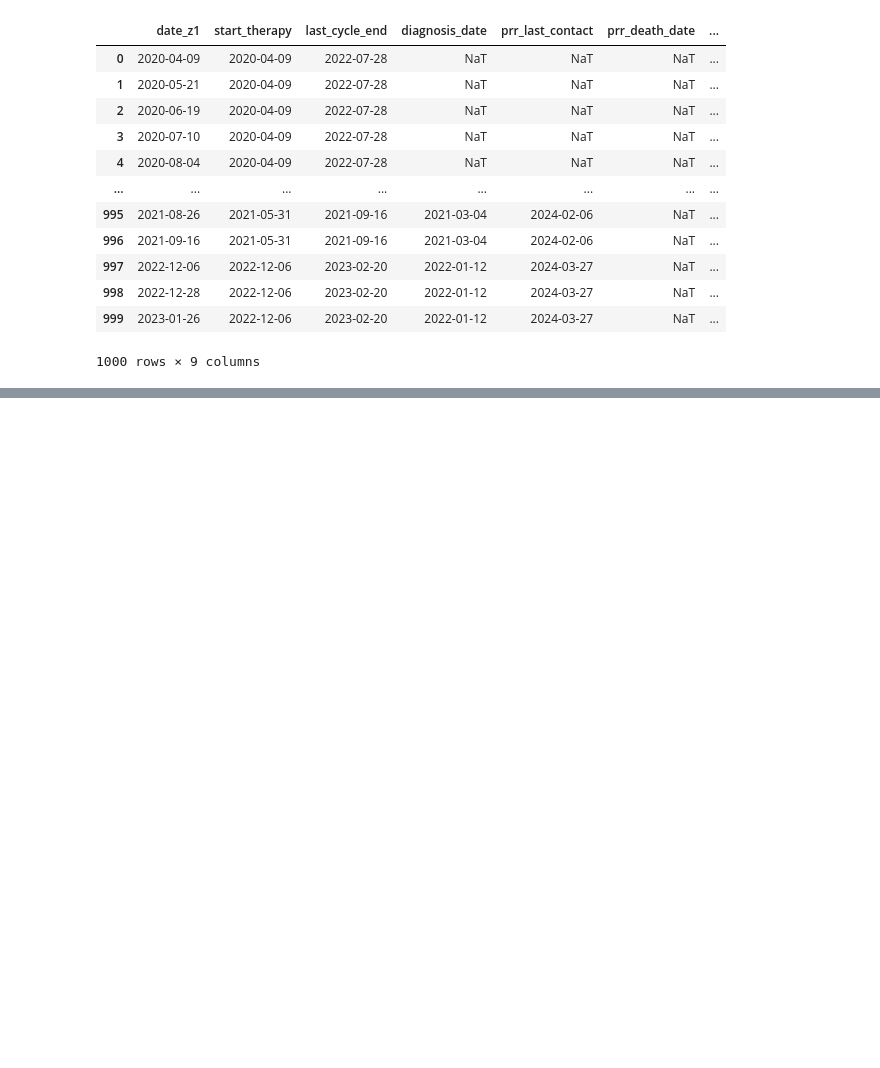
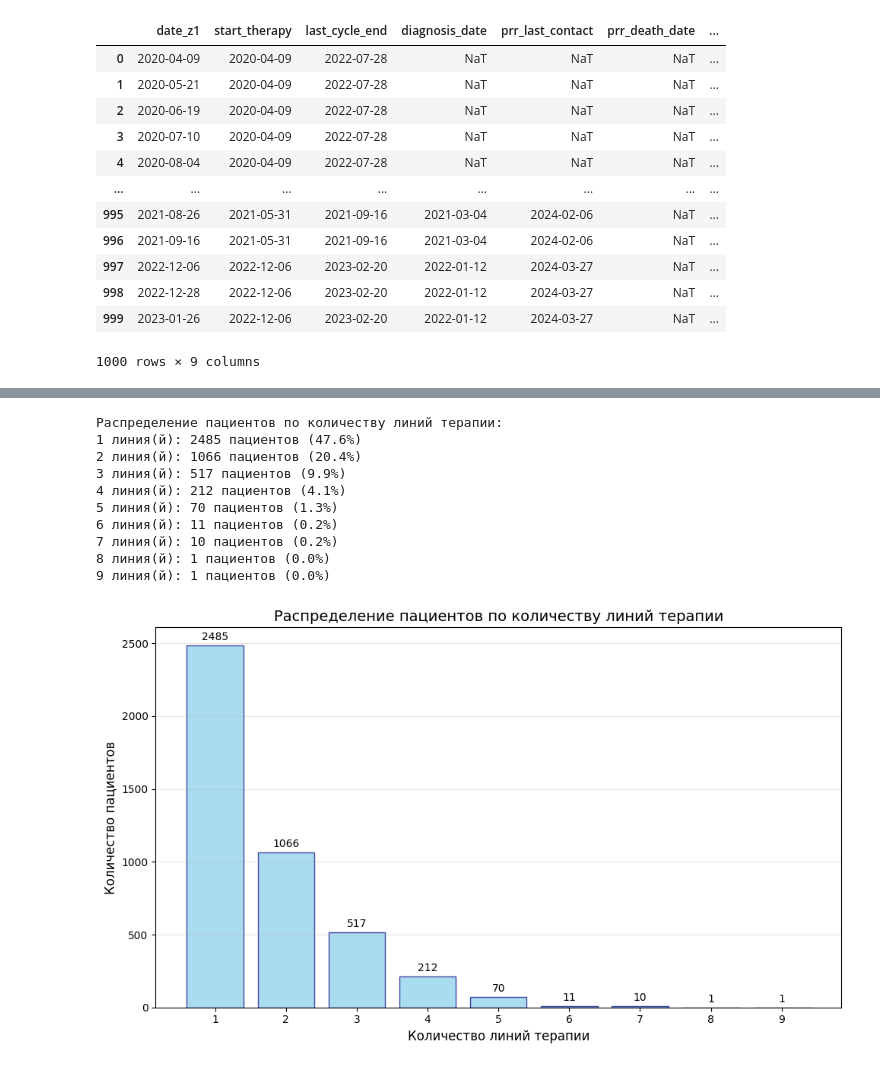
Before and after one commit to anofelesoff/analytics, a Jupyter notebook: c56.ipynb, the cells around one changed output, grey strips where cells are left out. Cells and saved outputs as stored; diff of their text form; code cells hidden in the pictures; blank space fills up the shorter version.

```diff
--- a/c56.ipynb
+++ b/c56.ipynb
@@ -168,0 +1361,54 @@ df['stage_reestr'] = df['stage_reestr'].fillna('Unknown')
+# %%
+# Анализ по линиям терапии
+def analyze_therapy_lines(df):
+    """
+    Анализ количества линий терапии и их влияния на выживаемость
+    """
+    # Подсчет максимального количества линий для каждого пациента
+    max_lines = df.groupby('polis_number')['line_karina'].max().reset_index()
+    max_lines.columns = ['polis_number', 'max_line']
+
+    # Распределение по количеству линий
+    line_distribution = max_lines['max_line'].value_counts().sort_index()
+
+    print("Распределение пациентов по количеству линий терапии:")
+    for line, count in line_distribution.items():
+        if line > 0:  # Исключаем line_karina = 0
+            print(f"{line} линия(й): {count} пациентов ({count/len(max_lines)*100:.1f}%)")
+
+    # График распределения
+    plt.figure(figsize=(10, 6))
+    lines = [l for l in line_distribution.index if l > 0]
+    counts = [line_distribution[l] for l in lines]
+
+    plt.bar(lines, counts, color='skyblue', edgecolor='navy', alpha=0.7)
+    plt.xlabel('Количество линий терапии', fontsize=12)
+    plt.ylabel('Количество пациентов', fontsize=12)
+    plt.title('Распределение пациентов по количеству линий терапии', fontsize=14)
+    plt.xticks(lines)
+
+    # Добавляем значения на столбцы
+    for i, (line, count) in enumerate(zip(lines, counts)):
+        plt.text(line, count + 20, str(count), ha='center', va='bottom')
+
+    plt.grid(True, axis='y', alpha=0.3)
+    plt.tight_layout()
+    plt.savefig('therapy_lines_distribution.png', dpi=300)
+    plt.show()
+
+    return max_lines
+
+# Вызов функции
+therapy_lines = analyze_therapy_lines(df)
+# %% [output]
+Распределение пациентов по количеству линий терапии:
+1 линия(й): 2485 пациентов (47.6%)
+2 линия(й): 1066 пациентов (20.4%)
+3 линия(й): 517 пациентов (9.9%)
+4 линия(й): 212 пациентов (4.1%)
+5 линия(й): 70 пациентов (1.3%)
+6 линия(й): 11 пациентов (0.2%)
+7 линия(й): 10 пациентов (0.2%)
+8 линия(й): 1 пациентов (0.0%)
+9 линия(й): 1 пациентов (0.0%)
+[figure, added]
```
Also changed, not shown: parts of 32 cells of this notebook.
